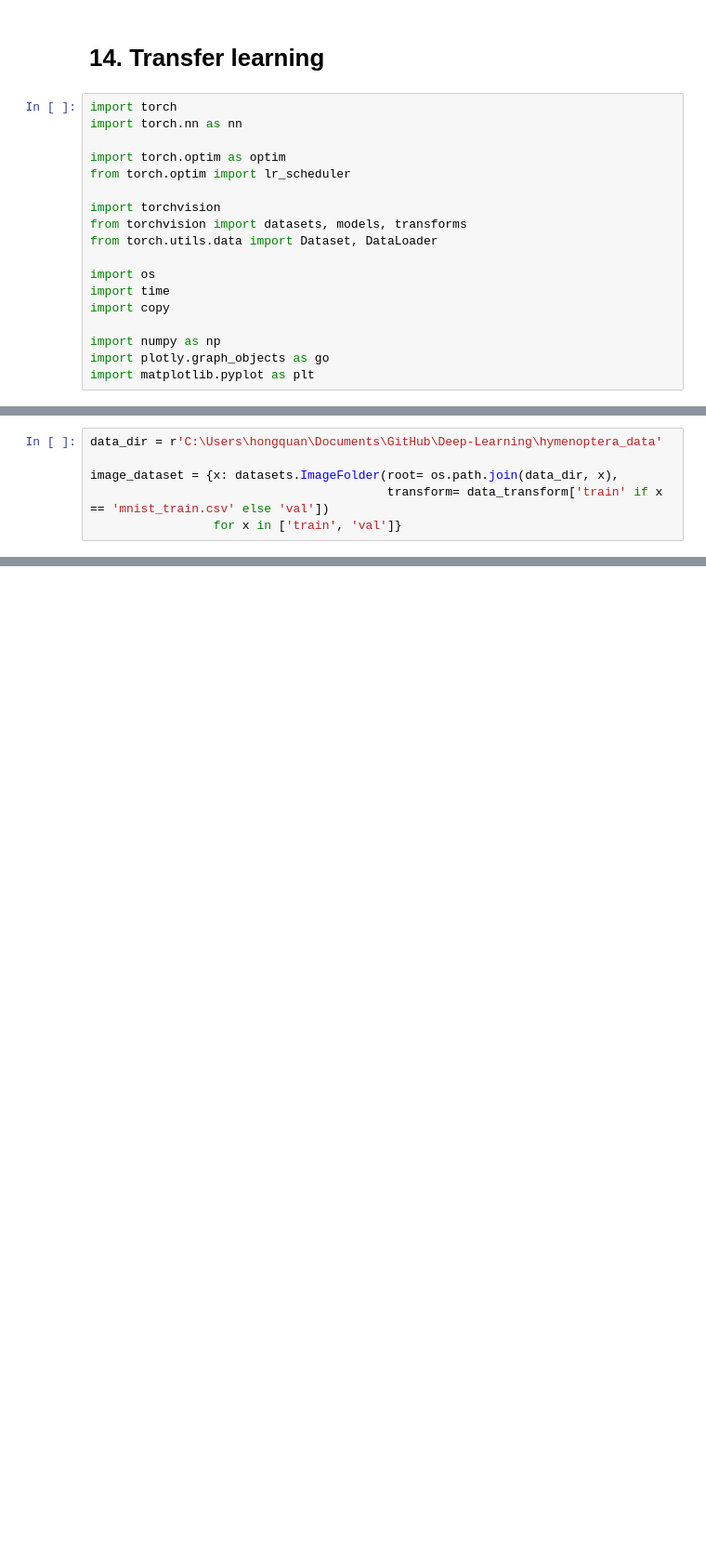
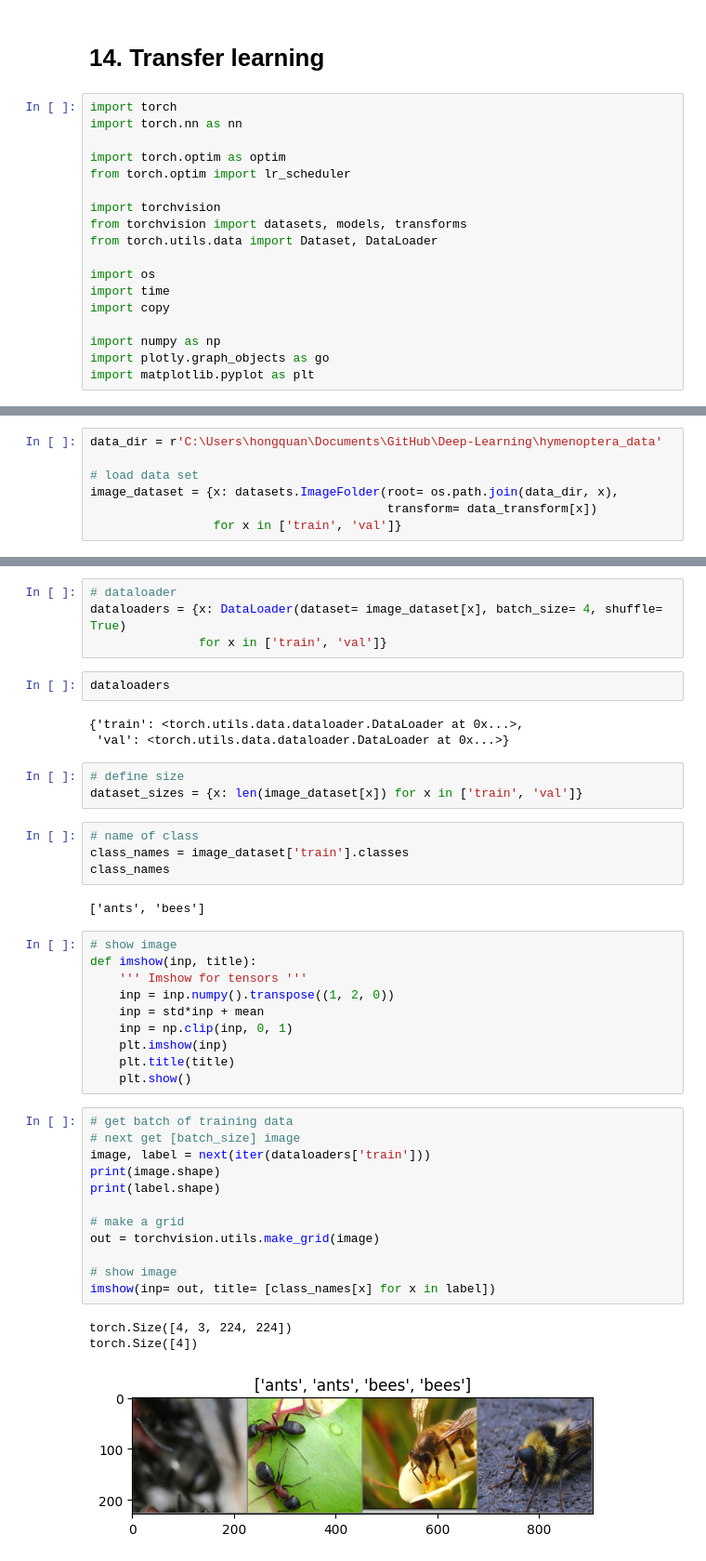
Before and after one commit to honggquan24/Deep-Learning, a Jupyter notebook: pytorch.ipynb, the cells around one changed output, grey strips where cells are left out. Shown at 93% size. Drawn from its saved outputs; the diff is of its cells as text; blank space fills up the shorter version.

```diff
--- a/pytorch.ipynb
+++ b/pytorch.ipynb
@@ -1174,6 +1176,7 @@ data_transform = {
 # %%
 data_dir = r'C:\Users\hongquan\Documents\GitHub\Deep-Learning\hymenoptera_data'
 
+# load data set
 image_dataset = {x: datasets.ImageFolder(root= os.path.join(data_dir, x),
-                                         transform= data_transform['train' if x == 'mnist_train.csv' else 'val'])
+                                         transform= data_transform[x])
                  for x in ['train', 'val']}
@@ -1181,0 +1206,44 @@ FileNotFoundError: [WinError 3] The system cannot find the path specified: 'C:\\
+# %%
+# dataloader
+dataloaders = {x: DataLoader(dataset= image_dataset[x], batch_size= 4, shuffle= True)
+               for x in ['train', 'val']}
+# %%
+dataloaders
+# %% [output]
+{'train': <torch.utils.data.dataloader.DataLoader at 0x...>,
+ 'val': <torch.utils.data.dataloader.DataLoader at 0x...>}
+# %%
+# define size
+dataset_sizes = {x: len(image_dataset[x]) for x in ['train', 'val']}
+# %%
+# name of class
+class_names = image_dataset['train'].classes
+class_names
+# %% [output]
+['ants', 'bees']
+# %%
+# show image
+def imshow(inp, title):
+    ''' Imshow for tensors '''
+    inp = inp.numpy().transpose((1, 2, 0))
+    inp = std*inp + mean
+    inp = np.clip(inp, 0, 1)
+    plt.imshow(inp)
+    plt.title(title)
+    plt.show()
+# %%
+# get batch of training data
+# next get [batch_size] image
+image, label = next(iter(dataloaders['train']))
+print(image.shape)
+print(label.shape)
+
+# make a grid
+out = torchvision.utils.make_grid(image)
+
+# show image
+imshow(inp= out, title= [class_names[x] for x in label])
+# %% [output]
+torch.Size([4, 3, 224, 224])
+torch.Size([4])
+[figure, added]
```
Also changed, not shown: parts of 16 cells of this notebook.
